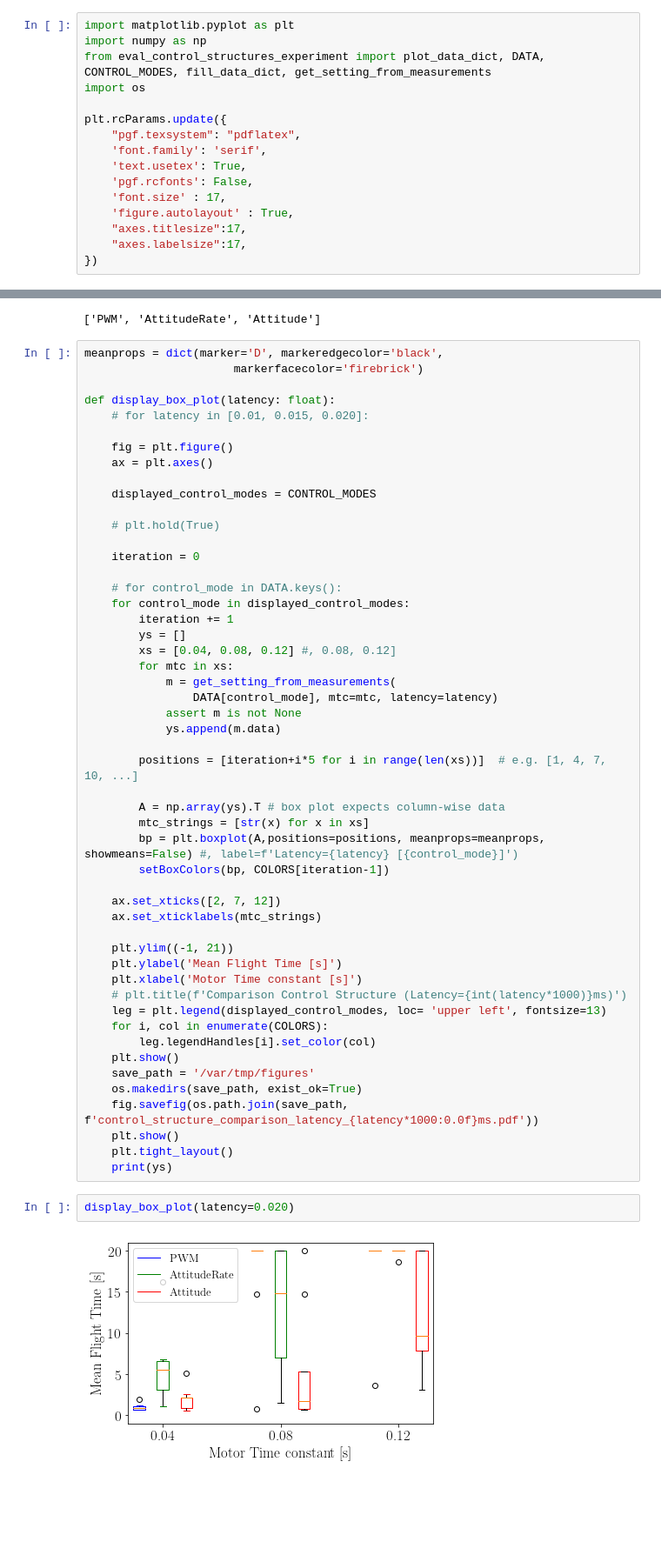
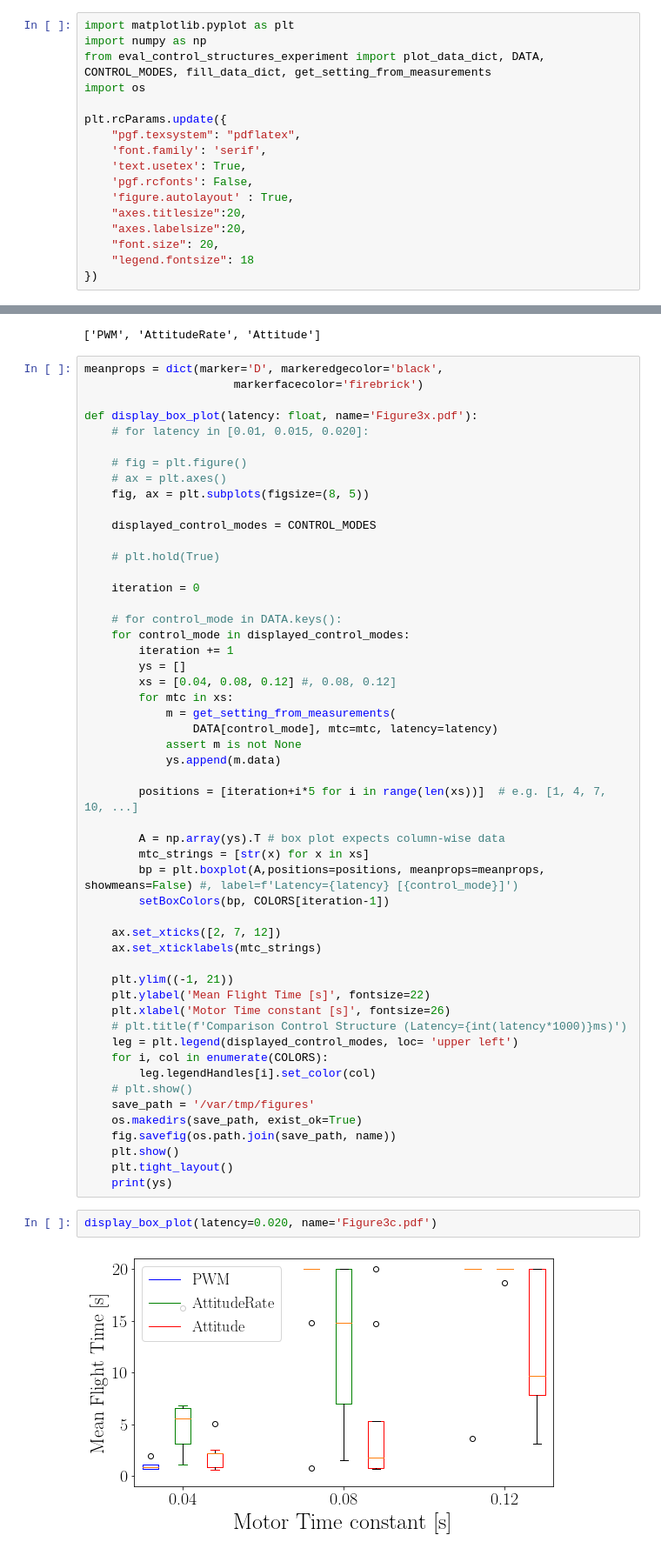
Before and after one commit to SvenGronauer/phoenix-drone-simulation, a Jupyter notebook: experiments/07_control_structure_hypothesis/boxplots.ipynb, the cells around one changed output, grey strips where cells are left out. Shown at 87% size. Saved outputs shown, nothing was run; the diff lists cells and outputs as text; blank space fills up the shorter version.

Commit message:
Updated: boxplots sizes

```diff
--- a/experiments/07_control_structure_hypothesis/boxplots.ipynb
+++ b/experiments/07_control_structure_hypothesis/boxplots.ipynb
@@ -9,10 +9,11 @@ plt.rcParams.update({
     'font.family': 'serif',
     'text.usetex': True,
     'pgf.rcfonts': False,
-    'font.size' : 17,
     'figure.autolayout' : True,
-    "axes.titlesize":17,
-    "axes.labelsize":17,
+    "axes.titlesize":20,
+    "axes.labelsize":20,
+    "font.size": 20,
+    "legend.fontsize": 18
 })
 # %%
 fill_data_dict()
@@ -53,11 +54,12 @@ CONTROL_MODES
 meanprops = dict(marker='D', markeredgecolor='black',
                       markerfacecolor='firebrick')
 
-def display_box_plot(latency: float):
+def display_box_plot(latency: float, name='Figure3x.pdf'):
     # for latency in [0.01, 0.015, 0.020]:
 
-    fig = plt.figure()
-    ax = plt.axes()
+    # fig = plt.figure()
+    # ax = plt.axes()
+    fig, ax = plt.subplots(figsize=(8, 5))
 
     displayed_control_modes = CONTROL_MODES
 
@@ -87,23 +89,23 @@ def display_box_plot(latency: float):
     ax.set_xticklabels(mtc_strings)
 
     plt.ylim((-1, 21))
-    plt.ylabel('Mean Flight Time [s]')
-    plt.xlabel('Motor Time constant [s]')
+    plt.ylabel('Mean Flight Time [s]', fontsize=22)
+    plt.xlabel('Motor Time constant [s]', fontsize=26)
     # plt.title(f'Comparison Control Structure (Latency={int(latency*1000)}ms)')
-    leg = plt.legend(displayed_control_modes, loc= 'upper left', fontsize=13)
+    leg = plt.legend(displayed_control_modes, loc= 'upper left')
     for i, col in enumerate(COLORS):
         leg.legendHandles[i].set_color(col)
-    plt.show()
+    # plt.show()
     save_path = '/var/tmp/figures'
     os.makedirs(save_path, exist_ok=True)
-    fig.savefig(os.path.join(save_path, f'control_structure_comparison_latency_{latency*1000:0.0f}ms.pdf'))
+    fig.savefig(os.path.join(save_path, name))
     plt.show()
     plt.tight_layout()
     print(ys)
 # %%
-display_box_plot(latency=0.020)
+display_box_plot(latency=0.020, name='Figure3c.pdf')
 # %% [output]
-[figure, old version]
+[figure, new version]
 [[2.54, 0.74, 1.12, 2.19, 0.6, 0.84, 2.17, 5.08, 2.17], [3.52, 0.81, 0.75, 20.0, 5.32, 14.67, 0.72, 1.75, 0.7], [3.12, 20.0, 20.0, 9.46, 13.37, 7.87, 20.0, 9.67, 4.63]]
 <Figure size 432x288 with 0 Axes>
 # %%
```
Also changed, not shown: parts of 2 cells of this notebook.
